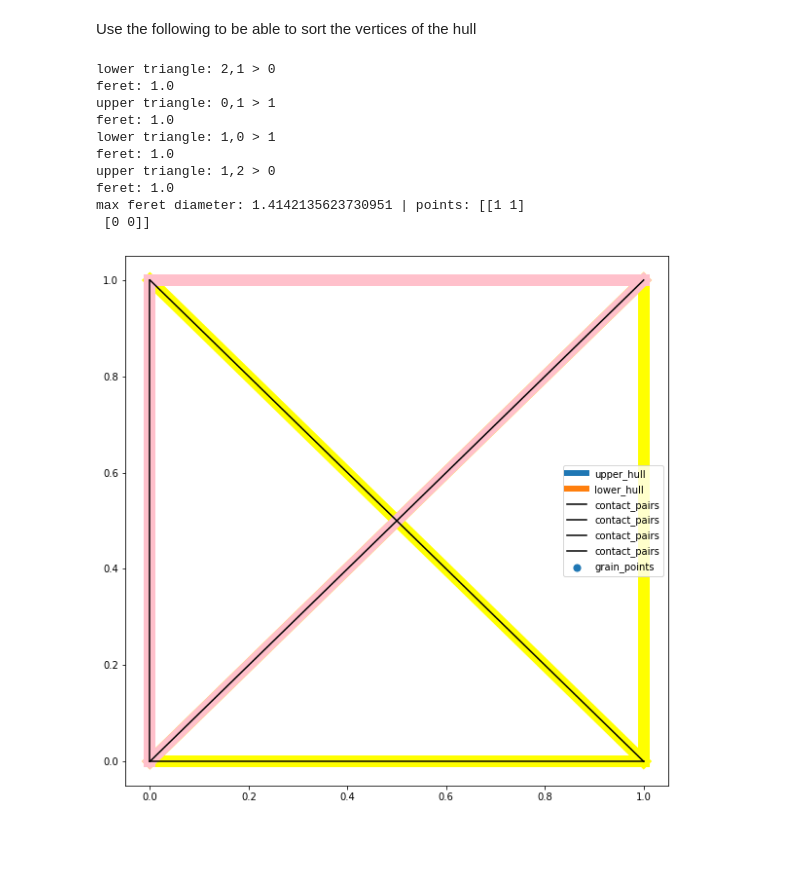
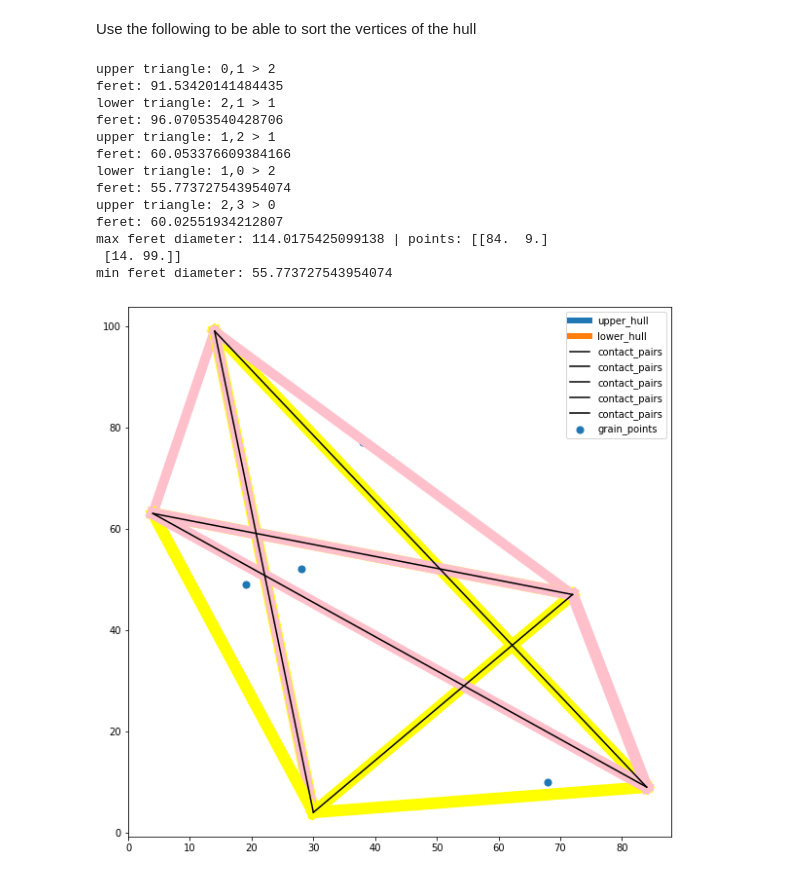
Before and after one commit to SylviaWhittle/python-tests, a Jupyter notebook: Algorithms/Feret/Feret.ipynb, the cells around one changed output. Cells and saved outputs as stored; diff of their text form; code cells hidden in the pictures; blank space fills up the shorter version.

Commit message:
Edit Ferets

```diff
--- a/Algorithms/Feret/Feret.ipynb
+++ b/Algorithms/Feret/Feret.ipynb
@@ -25,15 +25,15 @@ def is_clockwise(p_1: tuple, p_2: tuple, p_3: tuple) -> bool:
     rotation_matrix = np.array(((p_1[0], p_1[1], 1), (p_2[0], p_2[1], 1), (p_3[0], p_3[1], 1)))
     return not np.linalg.det(rotation_matrix) > 0
 
-# # Create array of random but unique coordinates
-# length = 10
-# points = np.zeros((length, 2))
-# for i in range(length):
-#     while True:
-#         rand_point = np.array([random.randint(0, 100), random.randint(0, 100)])
-#         if rand_point not in points:
-#             points[i] = rand_point
-#             break
+# Create array of random but unique coordinates
+length = 10
+points = np.zeros((length, 2))
+for i in range(length):
+    while True:
+        rand_point = np.array([random.randint(0, 100), random.randint(0, 100)])
+        if rand_point not in points:
+            points[i] = rand_point
+            break
 
 # Square just to check
 # points = np.array([[0,0],[0,1],[1,0],[1,1]])
@@ -53,7 +53,7 @@ lower_hull = []
 for point in points:
     while len(lower_hull) > 1 and is_clockwise(lower_hull[-2], lower_hull[-1], point):
         lower_hull.pop()
-    lower_hull.append((point))
+    lower_hull.append(point)
     while len(upper_hull) > 1 and not is_clockwise(upper_hull[-2], upper_hull[-1], point):
         upper_hull.pop()
     upper_hull.append(point)
@@ -128,50 +128,44 @@ while upper_index < len(upper_hull) - 1 or lower_index > 0:
     # if lower_index == 0 and upper_index == len(upper_hull) - 1:
     #     # Consider last triangle
 
 contact_points = np.array(contact_points)
 # print('contact point pairs: ')
 # print(contact_points)
 
 for point_pair in contact_points:
     # print(point_pair)
     plt.plot(point_pair[:, 0], point_pair[:, 1], color='black', label='contact_pairs')
 
 # Find the minimum and maximum distance in the contact points
 max_dist = None
 max_pair = None
 for point_pair in contact_points:
     dist = np.sqrt((point_pair[0, 0] - point_pair[1, 0])**2 + (point_pair[0, 1] - point_pair[1, 1])**2)
     if max_dist == None or max_dist < dist:
         max_dist = dist
         max_pair = point_pair
 
 min_feret = min(min_ferets)
 
 print(f'max feret diameter: {max_dist} | points: {max_pair}')
 print(f'min feret diameter: {min_feret}')
 # plt.plot(max_pair[:, 0], max_pair[:, 1], ':',color='green', label='max_feret', linewidth=5)
 # plt.plot(min_pair[:, 0], min_pair[:, 1], '--', color='red', label='min-feret', linewidth=5)
 plt.scatter(x=points[:, 0],y=points[:, 1], label='grain_points', s=50)
 plt.legend()
 plt.show()
-
-# The minimum feret diameter will be the height of a triangle formed between two adjacent points on one hull, and one corresponding contact point on the other hull. We need to iterate through every triangle such that every combination is checked, and the height of the traingle is calculated.
-
-
-
-# Iterate through every traingle
-# For every contact pair
-    # If not the first upper point
-        # Fetch previous upper point and
 # %% [output]
-lower triangle: 2,1 > 0
-feret: 1.0
-upper triangle: 0,1 > 1
-feret: 1.0
-lower triangle: 1,0 > 1
-feret: 1.0
-upper triangle: 1,2 > 0
-feret: 1.0
-max feret diameter: 1.4142135623730951 | points: [[1 1]
- [0 0]]
+upper triangle: 0,1 > 2
+feret: 91.53420141484435
+lower triangle: 2,1 > 1
+feret: 96.07053540428706
+upper triangle: 1,2 > 1
+feret: 60.053376609384166
+lower triangle: 1,0 > 2
+feret: 55.773727543954074
+upper triangle: 2,3 > 0
+feret: 60.02551934212807
+max feret diameter: 114.0175425099138 | points: [[84.  9.]
+ [14. 99.]]
+min feret diameter: 55.773727543954074
-[figure, old version]
+[figure, new version]
```
Also changed, not shown: parts of 1 cell of this notebook.
